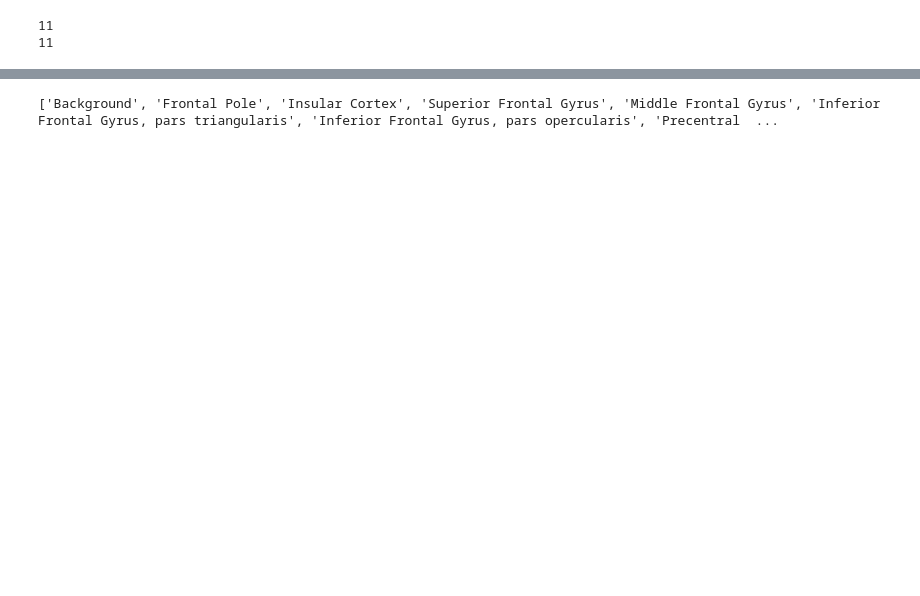
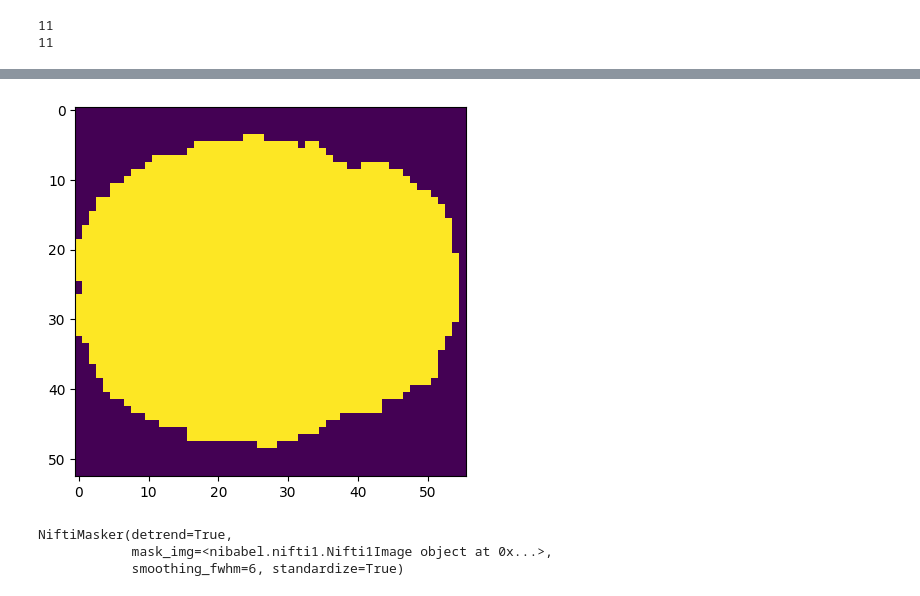
Before and after one commit to dariusvalevicius/decoder-construction, a Jupyter notebook: model.ipynb, the cells around one changed output, grey strips where cells are left out. Cells and saved outputs as stored; diff of their text form; code cells hidden in the pictures; blank space fills up the shorter version.

```diff
--- a/model.ipynb
+++ b/model.ipynb
@@ -30,11 +20,15 @@ fmri_data = []
 events = []
 sub = 1
 
+tr = 0.867
+
+anat_img = nib.load(f"../data/bids/sub-0{sub}/ses-01/anat/sub-0{sub}_ses-01_T1w.nii.gz")
+
 for ses in range(1,5):
     for run in range(1,5):
 
 
-        file = f"../data/derivatives/sub-0{sub}/ses-0{ses}/func/sub-0{sub}_ses-0{ses}_task-video_run-{run}_motion-corrected_slice-timing_bold.nii.gz"
+        file = f"../data/derivatives/sub-0{sub}/ses-0{ses}/func/sub-0{sub}_ses-0{ses}_task-video_run-{run}_motion-corrected_bold.nii.gz"
 
         if not os.path.isfile(file):
             continue
@@ -51,7 +45,3 @@ print(len(events))
 # %% [output]
 11
 11
-# %%
-# bet = BrainExtractor(img=fmri_data[0].slicer[...,0])
-anat_path = 't1w_MNI.nii.gz'
-anat_img = nib.load(anat_path)
@@ -88,0 +101,13 @@ float64
+# %%
+from brainextractor import BrainExtractor
+
+
+bet = BrainExtractor(img=anat_img)
+bet.run()
+
+target_output_path = f"output/sub-{sub:02}"
+
+if not os.path.exists(target_output_path):
+    os.makedirs(target_output_path)
+
+bet.save_mask(f"{target_output_path}/mask.nii.gz")
@@ -89,28 +126,25 @@ float64
 # %%
 
-mask_img = nib.nifti1.Nifti1Image(bet.mask, affine=fmri_data[0].affine)
-# mask_img_resampled = image.resample_to_img(mask_img, fmri_data[0], interpolation="nearest")
+mask = bet.compute_mask()
+mask_img = nib.nifti1.Nifti1Image(mask, affine=anat_img.affine)
+# plt.imshow(mask_img.get_fdata()[...,80])
+# plt.show()
+
+mask_img_resampled = image.resample_to_img(mask_img, fmri_data[0].slicer[...,0], interpolation="nearest")
+plt.imshow(mask_img_resampled.get_fdata()[...,25])
+plt.show()
+
+
+masker = NiftiMasker(
+    standardize=True,
+    detrend=True,
+    smoothing_fwhm=6,
+    mask_img=mask_img_resampled
+    )
+
+masker.fit(fmri_data[0])
+# %% [output]
+[figure, added]
+NiftiMasker(detrend=True,
+            mask_img=<nibabel.nifti1.Nifti1Image object at 0x...>,
+            smoothing_fwhm=6, standardize=True)
-# %%
-# Fetch the Harvard-Oxford atlas
-atlas = datasets.fetch_atlas_harvard_oxford('cort-maxprob-thr25-2mm')
-
-# Load atlas image and labels
-atlas_img = atlas['maps']
-labels = atlas['labels']
-print(labels)
-
-# Find the index for the Inferior Temporal Gyrus (right and left)
-itg_ant_idx = labels.index('Inferior Temporal Gyrus, anterior division')
-itg_post_idx = labels.index('Inferior Temporal Gyrus, posterior division')
-itg_occ_idx = labels.index('Inferior Temporal Gyrus, temporooccipital part')
-
-# Create masks for the ITG
-itg_ant_mask = image.math_img(f'img == {itg_ant_idx}', img=atlas_img)
-itg_post_mask = image.math_img(f'img == {itg_post_idx}', img=atlas_img)
-itg_occ_mask = image.math_img(f'img == {itg_occ_idx}', img=atlas_img)
-
-
-# Combine both masks into one (optional)
-itg_mask = image.math_img('img1 + img2 + img3', img1=itg_ant_mask, img2=itg_post_mask, img3=itg_occ_mask)
-# %% [output]
-['Background', 'Frontal Pole', 'Insular Cortex', 'Superior Frontal Gyrus', 'Middle Frontal Gyrus', 'Inferior Frontal Gyrus, pars triangularis', 'Inferior Frontal Gyrus, pars opercularis', 'Precentral  ...
```
Also changed, not shown: parts of 25 cells of this notebook, 12 other files.
